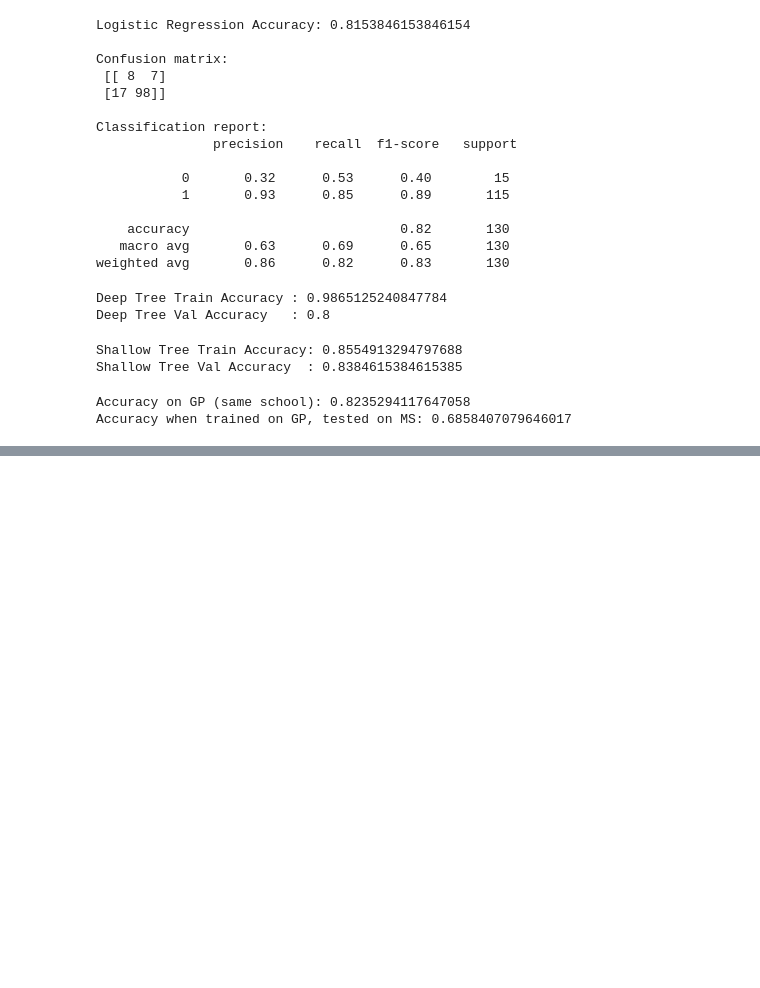
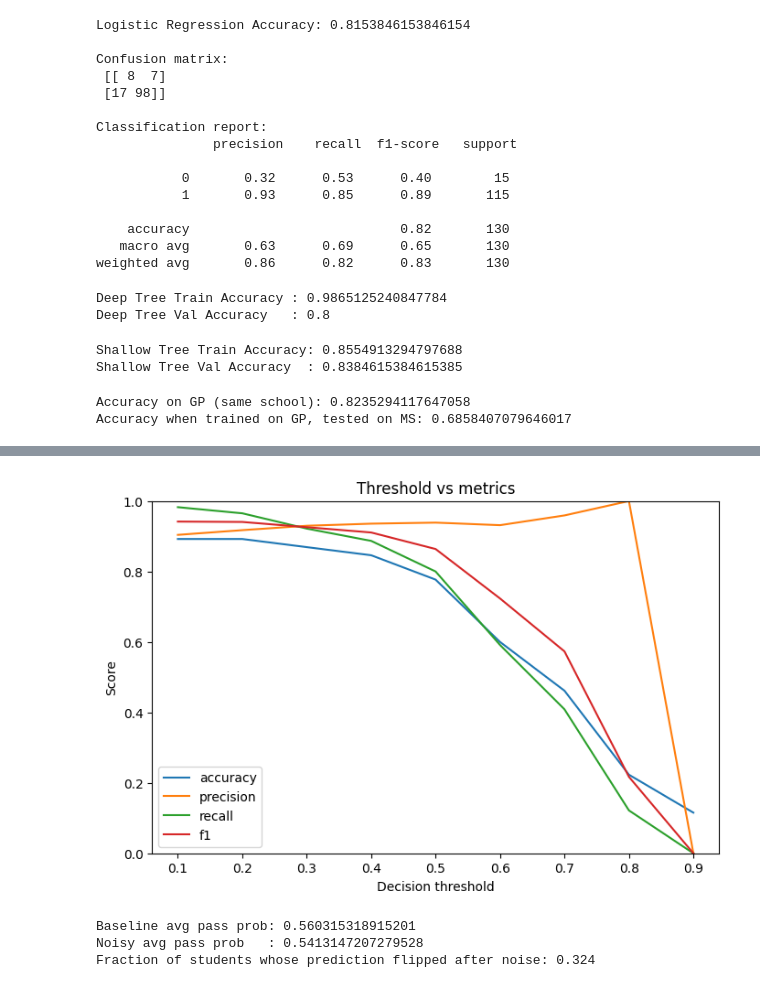
Before and after one commit to faizdevx/PREDICTING_ME, a Jupyter notebook: pred_me.ipynb, the cells around one changed output, grey strips where cells are left out. Cells and saved outputs as stored; diff of their text form; code cells hidden in the pictures; blank space fills up the shorter version.

```diff
--- a/pred_me.ipynb
+++ b/pred_me.ipynb
@@ -599,0 +779,21 @@ plt.show()
+# %%
+from sklearn.metrics import accuracy_score, precision_score, recall_score, f1_score
+
+# Get probabilities on validation set
+val_probs = world_model.predict_proba(X_val)[:, 1]
+
+thresholds = np.linspace(0.1, 0.9, 9)
+rows = []
+
+for t in thresholds:
+    preds = (val_probs >= t).astype(int)
+    rows.append({
+        "threshold": t,
+        "accuracy": accuracy_score(y_val, preds),
+        "precision": precision_score(y_val, preds, zero_division=0),
+        "recall": recall_score(y_val, preds, zero_division=0),
+        "f1": f1_score(y_val, preds, zero_division=0),
+    })
+
+threshold_df = pd.DataFrame(rows)
+print(threshold_df)
@@ -599,0 +811,47 @@ plt.show()
+# %%
+plt.figure(figsize=(8, 5))
+plt.plot(threshold_df["threshold"], threshold_df["accuracy"], label="accuracy")
+plt.plot(threshold_df["threshold"], threshold_df["precision"], label="precision")
+plt.plot(threshold_df["threshold"], threshold_df["recall"], label="recall")
+plt.plot(threshold_df["threshold"], threshold_df["f1"], label="f1")
+plt.xlabel("Decision threshold")
+plt.ylabel("Score")
+plt.ylim(0, 1)
+plt.title("Threshold vs metrics")
+plt.legend()
+plt.show()
+# %% [output]
+[figure, added]
+# %%
+# Pick numeric features in your current model
+numeric_cols_for_model = [col for col in features if df[col].dtype != "object"]
+
+def add_noise(df_in, noise_level=0.2):
+    df_noisy = df_in.copy()
+    for col in numeric_cols_for_model:
+        # simple integer noise around values
+        noise = np.random.choice([-1, 0, 1], size=len(df_noisy))
+        df_noisy[col] = df_noisy[col] + noise_level * noise
+    return df_noisy
+
+# Use your synthetic population if you want, or directly df[features]
+base_X = df[features]
+base_probs = world_model.predict_proba(base_X)[:, 1]
+
+noisy_X = add_noise(base_X, noise_level=1.0)
+noisy_probs = world_model.predict_proba(noisy_X)[:, 1]
+
+# Compare distribution shift
+print("Baseline avg pass prob:", base_probs.mean())
+print("Noisy avg pass prob   :", noisy_probs.mean())
+
+# How often does prediction flip side of 0.5 threshold
+base_labels = (base_probs >= 0.5).astype(int)
+noisy_labels = (noisy_probs >= 0.5).astype(int)
+
+flip_rate = (base_labels != noisy_labels).mean()
+print(f"Fraction of students whose prediction flipped after noise: {flip_rate:.3f}")
+# %% [output]
+Baseline avg pass prob: 0.560315318915201
+Noisy avg pass prob   : 0.5413147207279528
+Fraction of students whose prediction flipped after noise: 0.324
```
Also changed, not shown: parts of 14 cells of this notebook, 1 other file.
